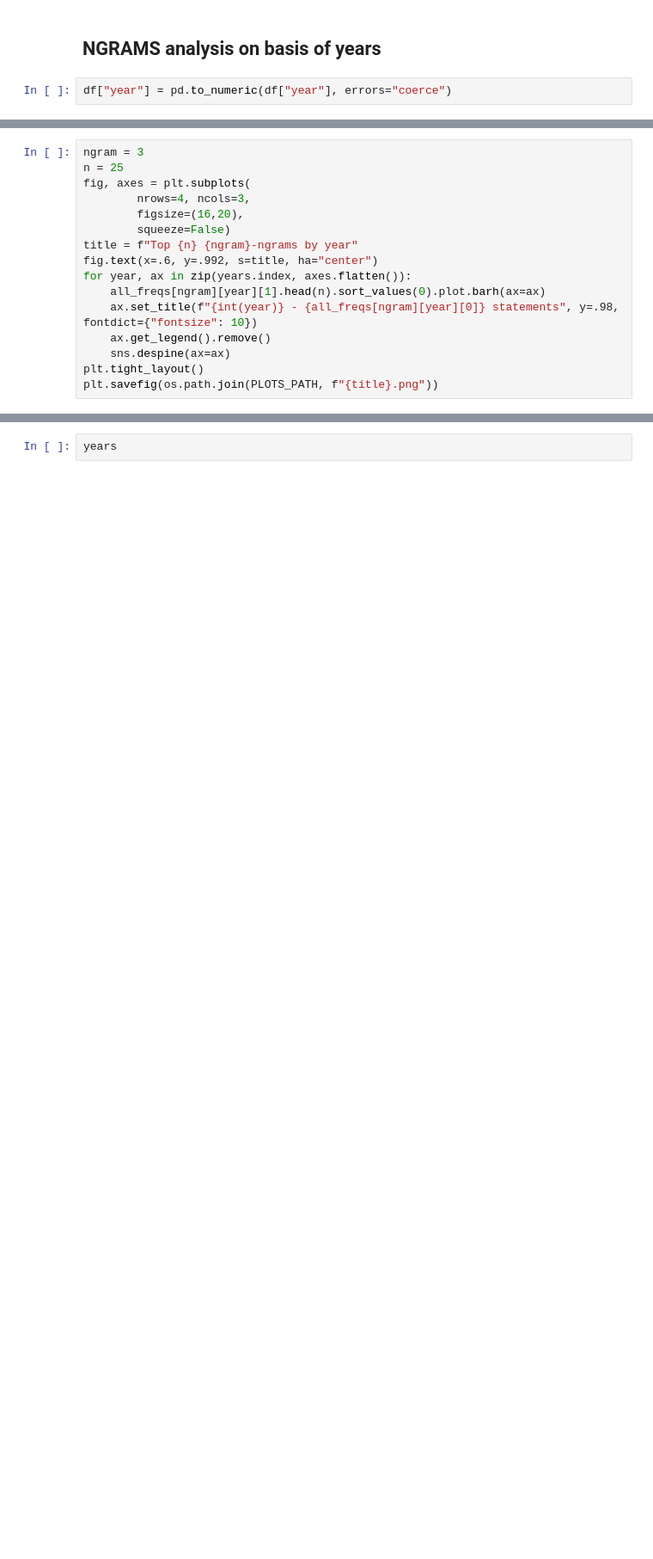
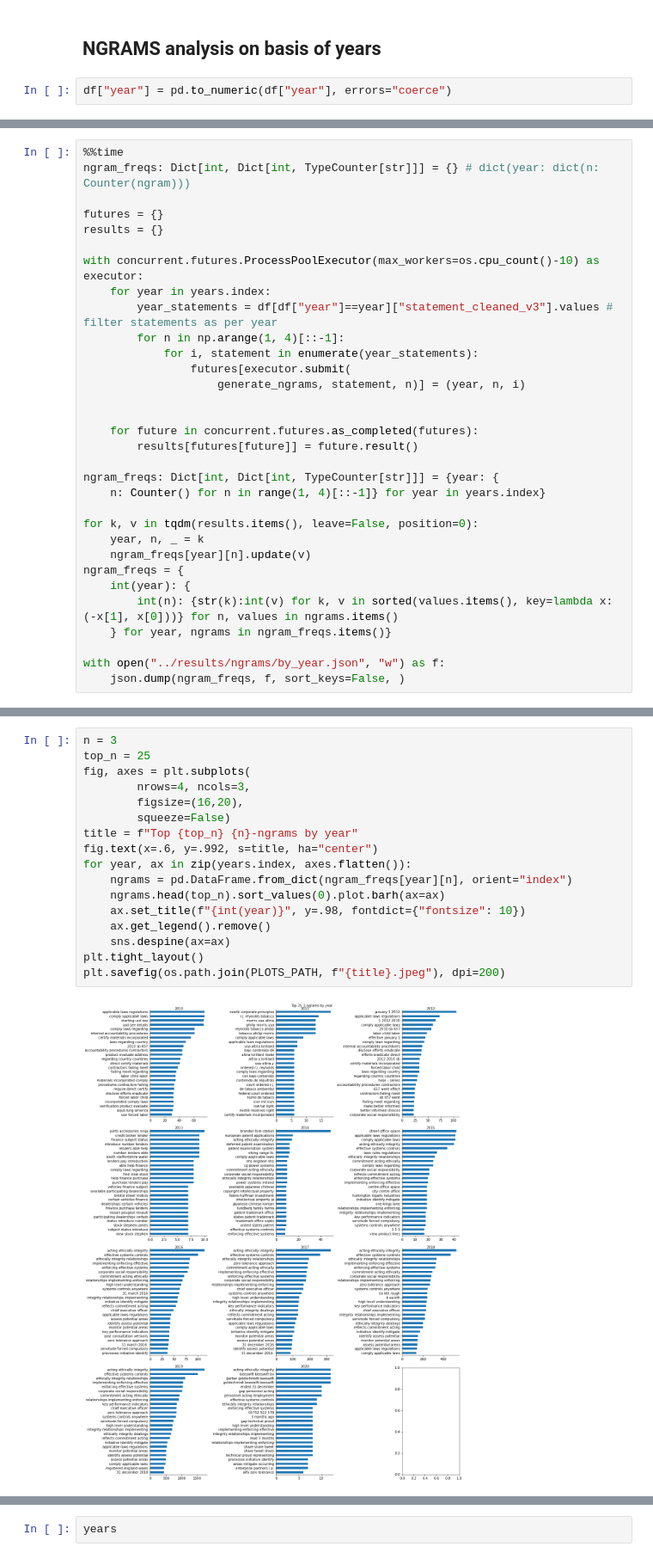
Before and after one commit to dmp1999/modern_slavery_registry, a Jupyter notebook: notebooks/20210827-ngrams-analysis.ipynb, the cells around one changed output, grey strips where cells are left out. Shown at 86% size. Drawn from its saved outputs; the diff is of its cells as text; blank space fills up the shorter version.

```diff
--- a/notebooks/20210827-ngrams-analysis.ipynb
+++ b/notebooks/20210827-ngrams-analysis.ipynb
@@ -183,0 +314,32 @@ for ngram in tqdm(ngrams, leave=False, position=0):
+# %%
+%%time
+ngram_freqs: Dict[int, Dict[int, TypeCounter[str]]] = {} # dict(year: dict(n:  Counter(ngram)))
+
+futures = {}
+results = {}
+
+with concurrent.futures.ProcessPoolExecutor(max_workers=os.cpu_count()-10) as executor:
+    for year in years.index:
+        year_statements = df[df["year"]==year]["statement_cleaned_v3"].values # filter statements as per year
+        for n in np.arange(1, 4)[::-1]:
+            for i, statement in enumerate(year_statements):
+                futures[executor.submit(
+                    generate_ngrams, statement, n)] = (year, n, i)
+
+
+    for future in concurrent.futures.as_completed(futures):
+        results[futures[future]] = future.result()
+
+ngram_freqs: Dict[int, Dict[int, TypeCounter[str]]] = {year: {
+    n: Counter() for n in range(1, 4)[::-1]} for year in years.index}
+
+for k, v in tqdm(results.items(), leave=False, position=0):
+    year, n, _ = k
+    ngram_freqs[year][n].update(v)
+ngram_freqs = {
+    int(year): {
+        int(n): {str(k):int(v) for k, v in sorted(values.items(), key=lambda x: (-x[1], x[0]))} for n, values in ngrams.items()
+    } for year, ngrams in ngram_freqs.items()}
+
+with open("../results/ngrams/by_year.json", "w") as f:
+    json.dump(ngram_freqs, f, sort_keys=False, )
@@ -184,16 +349,19 @@ for ngram in tqdm(ngrams, leave=False, position=0):
 # %%
-ngram = 3
-n = 25
+n = 3
+top_n = 25
 fig, axes = plt.subplots(
         nrows=4, ncols=3,
         figsize=(16,20),
         squeeze=False)
-title = f"Top {n} {ngram}-ngrams by year"
+title = f"Top {top_n} {n}-ngrams by year"
 fig.text(x=.6, y=.992, s=title, ha="center")
 for year, ax in zip(years.index, axes.flatten()):
-    all_freqs[ngram][year][1].head(n).sort_values(0).plot.barh(ax=ax)
-    ax.set_title(f"{int(year)} - {all_freqs[ngram][year][0]} statements", y=.98, fontdict={"fontsize": 10})
+    ngrams = pd.DataFrame.from_dict(ngram_freqs[year][n], orient="index")
+    ngrams.head(top_n).sort_values(0).plot.barh(ax=ax)
+    ax.set_title(f"{int(year)}", y=.98, fontdict={"fontsize": 10})
     ax.get_legend().remove()
     sns.despine(ax=ax)
 plt.tight_layout()
-plt.savefig(os.path.join(PLOTS_PATH, f"{title}.png"))
+plt.savefig(os.path.join(PLOTS_PATH, f"{title}.jpeg"), dpi=200)
+# %% [output]
+[figure, added]
```
Also changed, not shown: parts of 36 cells of this notebook, 4 other files.
